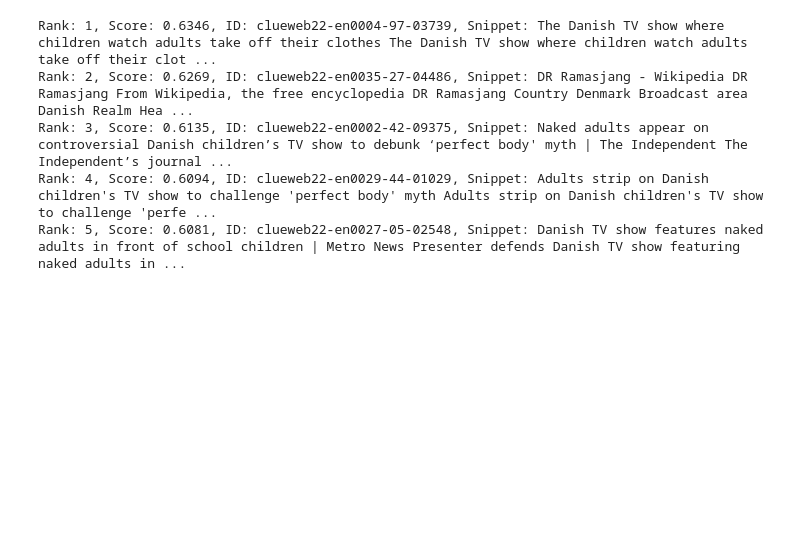
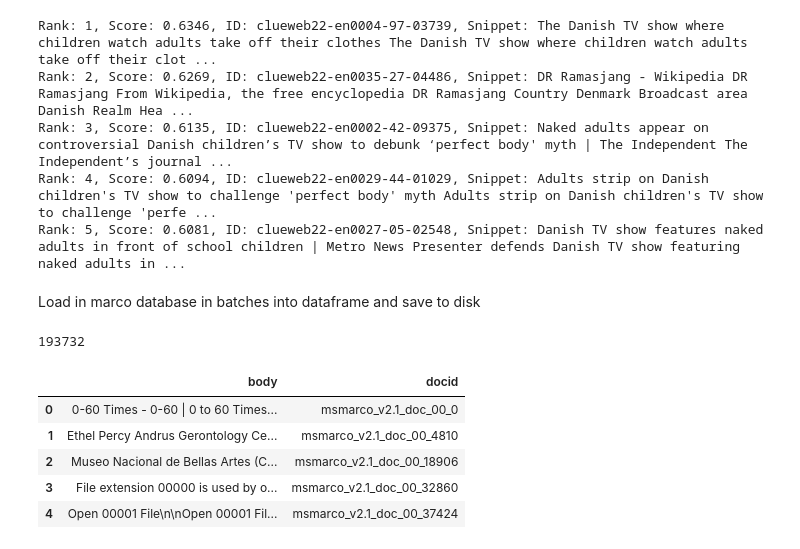
Before and after one commit to AndrewSauer0623/TREC2025, a Jupyter notebook: ReportGeneration.ipynb, the cells around one changed output. Cells and saved outputs as stored; diff of their text form; code cells hidden in the pictures; blank space fills up the shorter version.

```diff
--- a/ReportGeneration.ipynb
+++ b/ReportGeneration.ipynb
@@ -316,6 +314,6 @@ print_first_lines('msmarco_v2.1_doc_segmented_00.json', 10)
 # %%
 # Specify the path to the text file
-file_path = 'msmarco_v2.1_doc_00.json'
+file_path = 'trec-2024-lateral-reading-task2-baseline-documents.jsonl'
 
 
 with open(file_path, 'r', encoding="utf8") as f:
@@ -402,3 +408,25 @@ Rank: 2, Score: 0.6269, ID: clueweb22-en0035-27-04486, Snippet: DR Ramasjang - W
 Rank: 3, Score: 0.6135, ID: clueweb22-en0002-42-09375, Snippet: Naked adults appear on controversial Danish children’s TV show to debunk ‘perfect body' myth | The Independent The Independent’s journal ...
 Rank: 4, Score: 0.6094, ID: clueweb22-en0029-44-01029, Snippet: Adults strip on Danish children's TV show to challenge 'perfect body' myth Adults strip on Danish children's TV show to challenge 'perfe ...
 Rank: 5, Score: 0.6081, ID: clueweb22-en0027-05-02548, Snippet: Danish TV show features naked adults in front of school children | Metro News Presenter defends Danish TV show featuring naked adults in ...
+# %% [markdown]
+Load in marco database in batches into dataframe and save to disk
+# %%
+# Specify the path to the text file
+file_path = 'msmarco_v2.1_doc_00.json'
+
+
+with open(file_path, 'r', encoding="utf8") as f:
+    data = [json.loads(line) for line in f]
+
+ms_df = pd.DataFrame(data)
+ms_df.drop(columns=["url", "title", "headings"], inplace=True)
+print(len(ms_df))
+ms_df.head()
+# %% [output]
+193732
+|  | body | docid |
+| 0 | 0-60 Times - 0-60 | 0 to 60 Times... | msmarco_v2.1_doc_00_0 |
+| 1 | Ethel Percy Andrus Gerontology Ce... | msmarco_v2.1_doc_00_4810 |
+| 2 | Museo Nacional de Bellas Artes (C... | msmarco_v2.1_doc_00_18906 |
+| 3 | File extension 00000 is used by o... | msmarco_v2.1_doc_00_32860 |
+| 4 | Open 00001 File\n\nOpen 00001 Fil... | msmarco_v2.1_doc_00_37424 |
```
Also changed, not shown: parts of 5 cells of this notebook, 1 other file.
